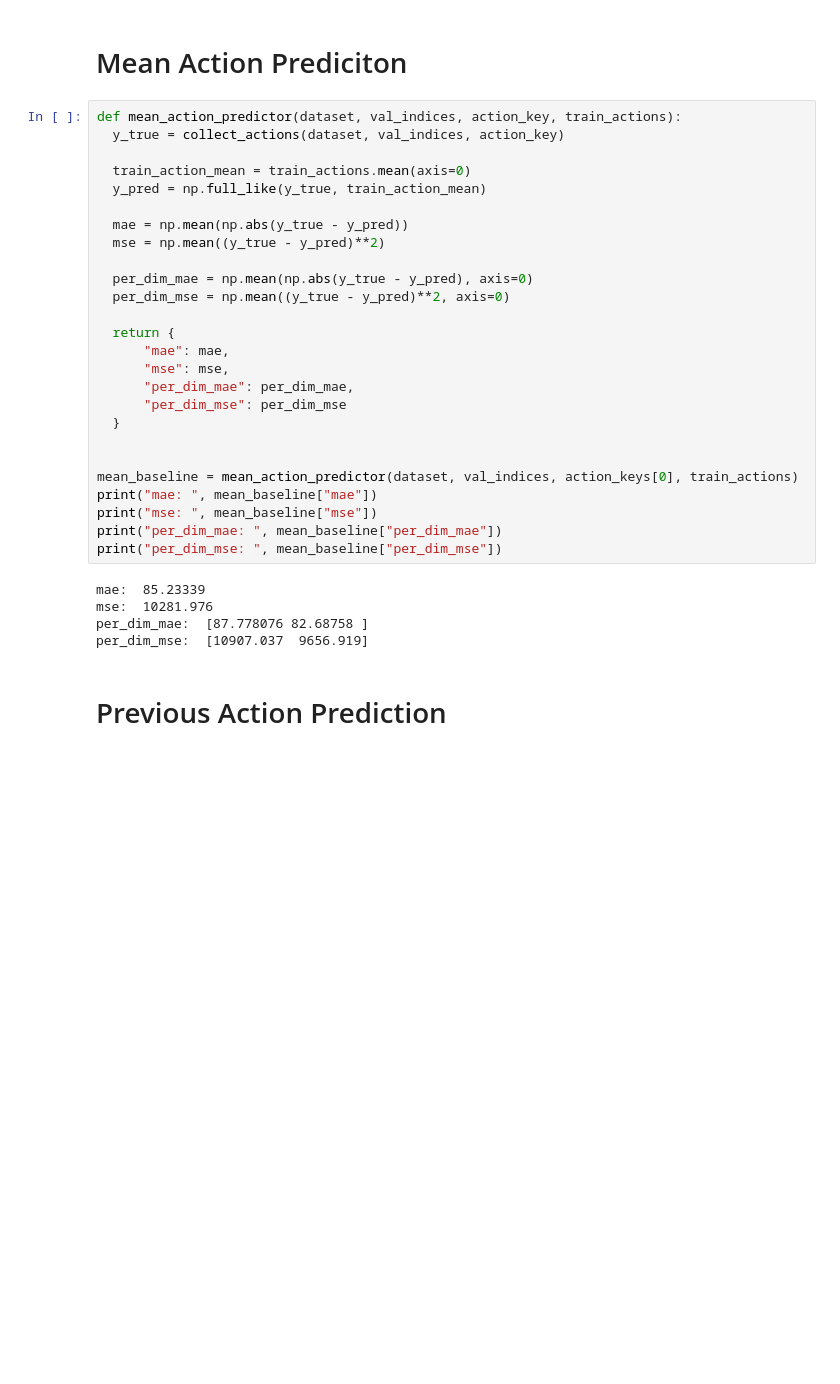
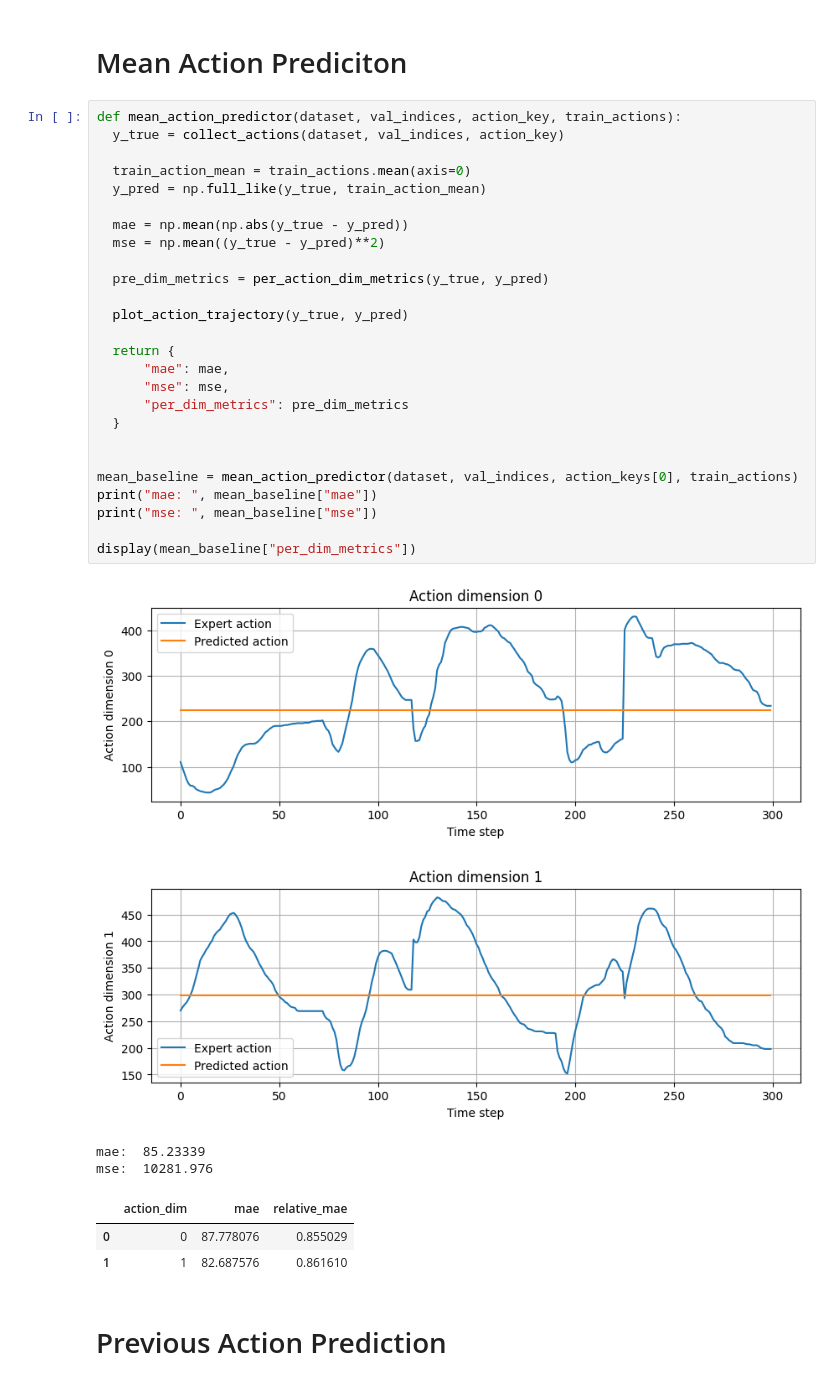
Before and after one commit to kasrasa/ViT-VLM-experiments, a Jupyter notebook: VLA_Experiments.ipynb, the cells around one changed output. Cells and saved outputs as stored; diff of their text form; blank space fills up the shorter version.

Commit message:
added per action dimension metrics and plotted action trajectory to analyze the benchmarks more reliable for comparison

```diff
--- a/VLA_Experiments.ipynb
+++ b/VLA_Experiments.ipynb
@@ -478,34 +528,37 @@ def best_row(history_df, metric="val_mae"):
 # %%
 def mean_action_predictor(dataset, val_indices, action_key, train_actions):
   y_true = collect_actions(dataset, val_indices, action_key)
 
   train_action_mean = train_actions.mean(axis=0)
   y_pred = np.full_like(y_true, train_action_mean)
 
   mae = np.mean(np.abs(y_true - y_pred))
   mse = np.mean((y_true - y_pred)**2)
 
-  per_dim_mae = np.mean(np.abs(y_true - y_pred), axis=0)
-  per_dim_mse = np.mean((y_true - y_pred)**2, axis=0)
+  pre_dim_metrics = per_action_dim_metrics(y_true, y_pred)
+
+  plot_action_trajectory(y_true, y_pred)
 
   return {
       "mae": mae,
       "mse": mse,
-      "per_dim_mae": per_dim_mae,
-      "per_dim_mse": per_dim_mse
+      "per_dim_metrics": pre_dim_metrics
   }
 
 
 mean_baseline = mean_action_predictor(dataset, val_indices, action_keys[0], train_actions)
 print("mae: ", mean_baseline["mae"])
 print("mse: ", mean_baseline["mse"])
-print("per_dim_mae: ", mean_baseline["per_dim_mae"])
-print("per_dim_mse: ", mean_baseline["per_dim_mse"])
+
+display(mean_baseline["per_dim_metrics"])
 # %% [output]
+[figure, added]
+[figure, added]
 mae:  85.23339
 mse:  10281.976
-per_dim_mae:  [87.778076 82.68758 ]
-per_dim_mse:  [10907.037  9656.919]
+|  | action_dim | mae | relative_mae |
+| 0 | 0 | 87.778076 | 0.855029 |
+| 1 | 1 | 82.687576 | 0.861610 |
 # %% [markdown]
 # Previous Action Prediction
 # %%
```
Also changed, not shown: parts of 13 cells of this notebook.
